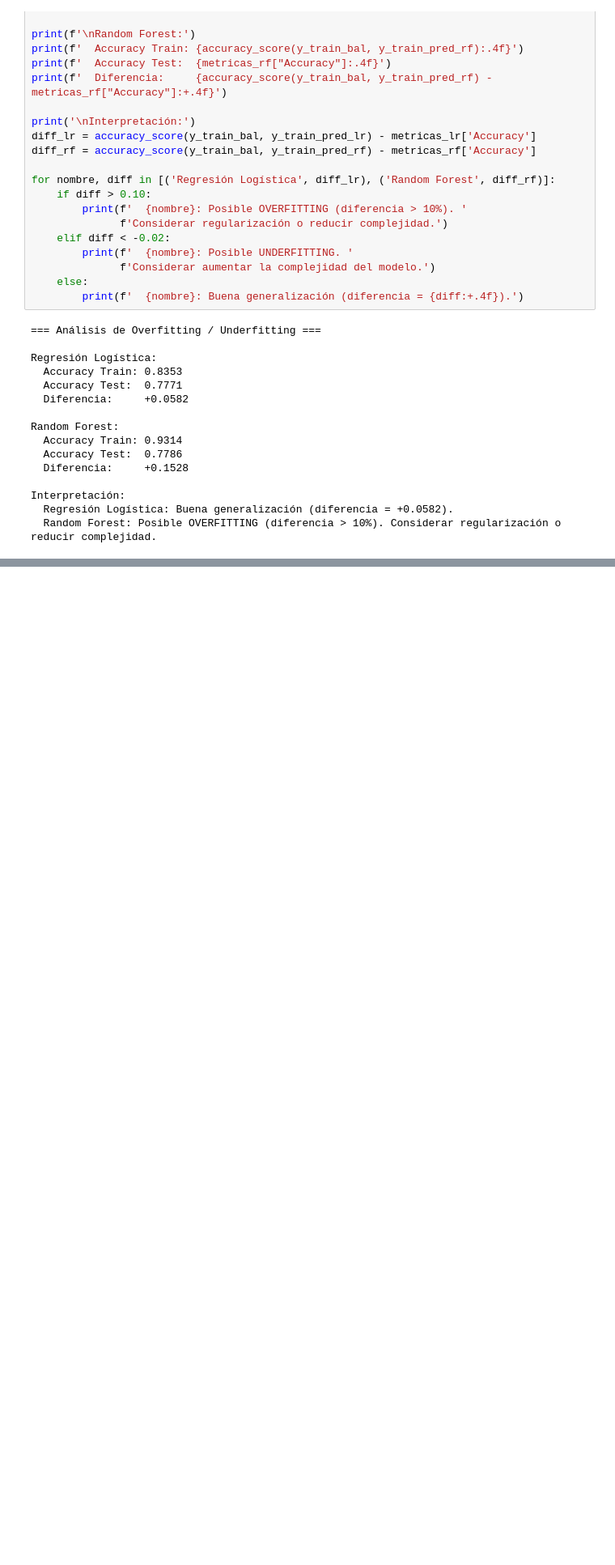
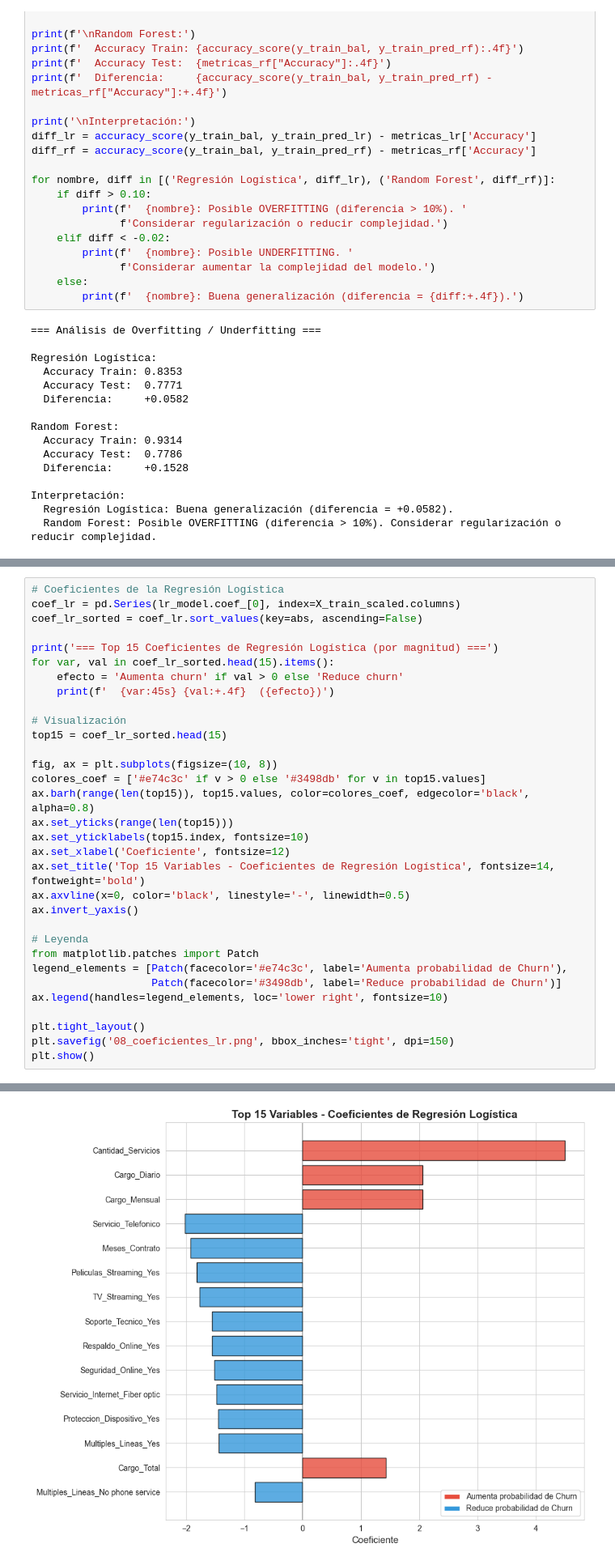
Before and after one commit to anothereverr/oracle-alura-data-science-challenge-2-second-stage, a Jupyter notebook: TelecomX.ipynb, the cells around one changed output, grey strips where cells are left out. Shown at 81% size. Saved outputs shown, nothing was run; the diff lists cells and outputs as text; blank space fills up the shorter version.

```diff
--- a/TelecomX.ipynb
+++ b/TelecomX.ipynb
@@ -644,0 +654,33 @@ Interpretación:
+# %%
+# Coeficientes de la Regresión Logística
+coef_lr = pd.Series(lr_model.coef_[0], index=X_train_scaled.columns)
+coef_lr_sorted = coef_lr.sort_values(key=abs, ascending=False)
+
+print('=== Top 15 Coeficientes de Regresión Logística (por magnitud) ===')
+for var, val in coef_lr_sorted.head(15).items():
+    efecto = 'Aumenta churn' if val > 0 else 'Reduce churn'
+    print(f'  {var:45s} {val:+.4f}  ({efecto})')
+
+# Visualización
+top15 = coef_lr_sorted.head(15)
+
+fig, ax = plt.subplots(figsize=(10, 8))
+colores_coef = ['#e74c3c' if v > 0 else '#3498db' for v in top15.values]
+ax.barh(range(len(top15)), top15.values, color=colores_coef, edgecolor='black', alpha=0.8)
+ax.set_yticks(range(len(top15)))
+ax.set_yticklabels(top15.index, fontsize=10)
+ax.set_xlabel('Coeficiente', fontsize=12)
+ax.set_title('Top 15 Variables - Coeficientes de Regresión Logística', fontsize=14, fontweight='bold')
+ax.axvline(x=0, color='black', linestyle='-', linewidth=0.5)
+ax.invert_yaxis()
+
+# Leyenda
+from matplotlib.patches import Patch
+legend_elements = [Patch(facecolor='#e74c3c', label='Aumenta probabilidad de Churn'),
+                   Patch(facecolor='#3498db', label='Reduce probabilidad de Churn')]
+ax.legend(handles=legend_elements, loc='lower right', fontsize=10)
+
+plt.tight_layout()
+plt.savefig('08_coeficientes_lr.png', bbox_inches='tight', dpi=150)
+plt.show()
+# %% [output]
@@ -644,0 +703 @@ Interpretación:
+[figure, added]
```
Also changed, not shown: parts of 7 cells of this notebook, 2 other files.
